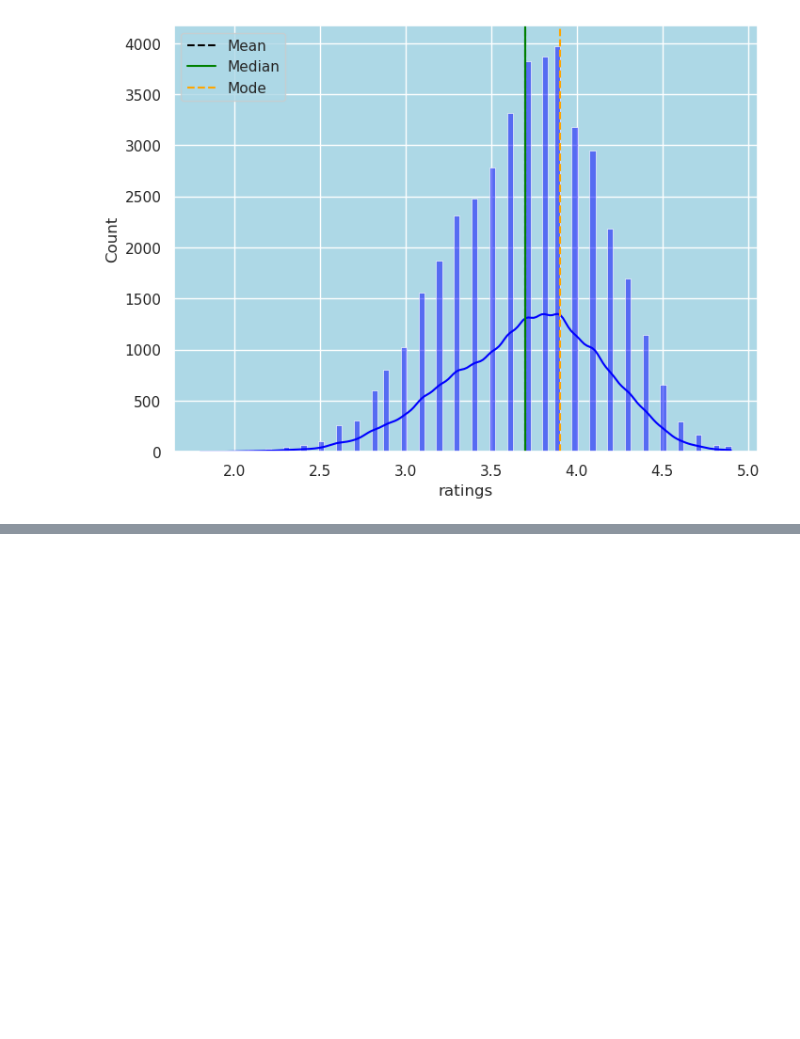
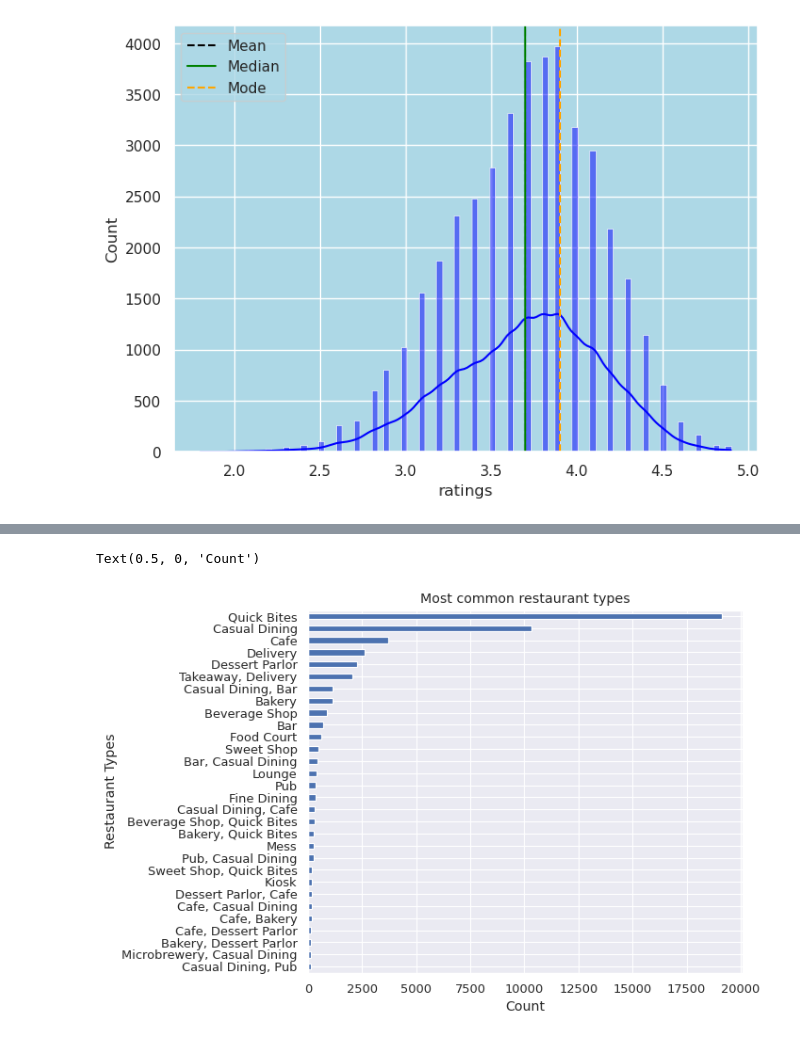
Before and after one commit to harshlohani/zomato-analysis, a Jupyter notebook: zomato_bengaluru.ipynb, the cells around one changed output, grey strips where cells are left out. Cells and saved outputs as stored; diff of their text form; code cells hidden in the pictures; blank space fills up the shorter version.

Commit message:
added new analysis of most common restaurant type with graph and comment

```diff
--- a/zomato_bengaluru.ipynb
+++ b/zomato_bengaluru.ipynb
@@ -232,0 +235,5 @@ plt.show()
+# %%
+rest_type_counts=pd.value_counts(file['rest_type']).to_frame()     #Counting the number of Outlets in Bengaluru and converting it into dataframe
+rest_type_counts
+rest_type= rest_type_counts.iloc[0:30].sort_values('rest_type')
+rest_type
@@ -232,0 +258,14 @@ plt.show()
+# %%
+from matplotlib.pyplot import figure
+plt.figure(figsize=(7, 6), dpi=85)
+sns.set_style("dark")
+sns.set(rc={ 'figure.facecolor':'white'})
+
+rest_type ['rest_type'].plot(kind="barh")
+plt.title("Most common restaurant types")
+plt.ylabel("Restaurant Types")
+plt.xlabel("Count")
+.legend(loc='upper left')
+# %% [output]
+Text(0.5, 0, 'Count')
+[figure, added]
```
Also changed, not shown: parts of 18 cells of this notebook.
